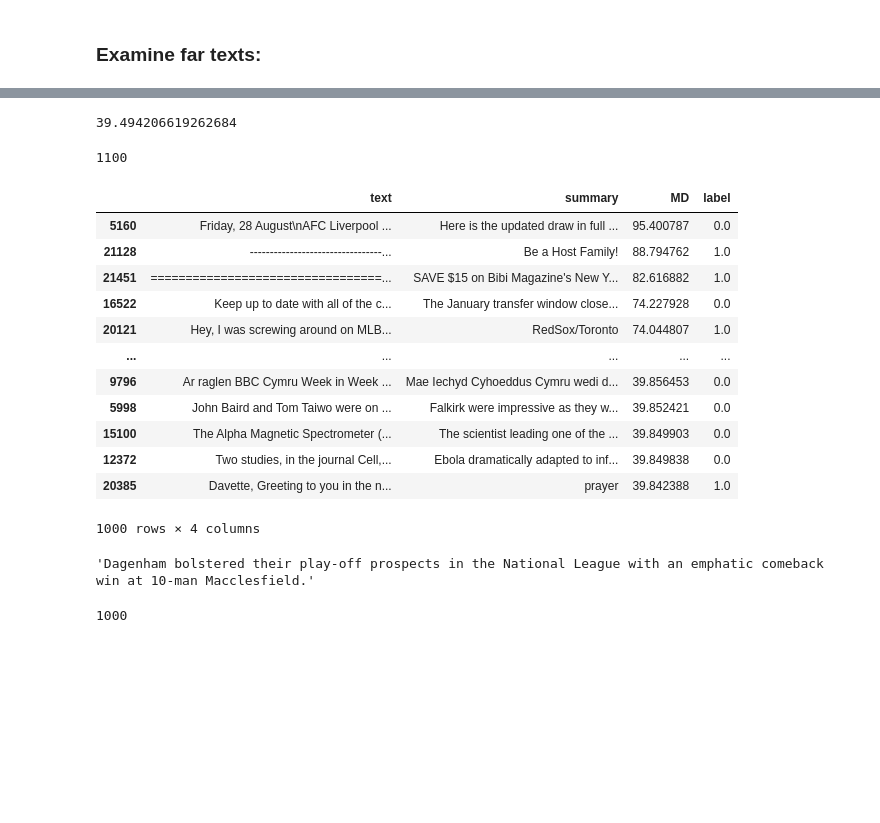
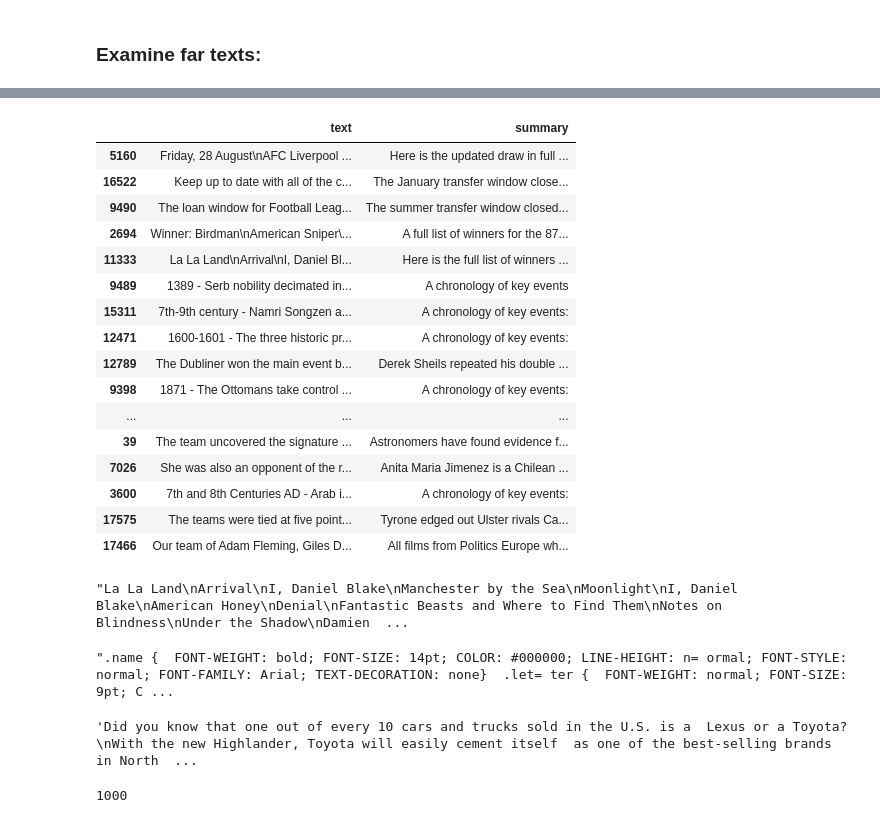
Before and after one commit to vladimirKarlov01/noise-in-abs-sum, a Jupyter notebook: noise-in-abs-sum.ipynb, the cells around one changed output, grey strips where cells are left out. Drawn from its saved outputs; the diff is of its cells as text; code cells hidden in the pictures; blank space fills up the shorter version.

```diff
--- a/noise-in-abs-sum.ipynb
+++ b/noise-in-abs-sum.ipynb
@@ -52,5 +49,5 @@ set_random_seed(SEED)
 # %%
-dataset_name = "noisy_xsum_sample"
+dataset_name = "xsum_sample"
 
 if dataset_name == "aeslc":
     raw_data = load_dataset(dataset_name, cache_dir=CACHE_DIR_PATH)
@@ -58,7 +55,8 @@ if dataset_name == "aeslc":
 elif dataset_name == "xsum":
     raw_data = load_dataset(dataset_name, cache_dir=CACHE_DIR_PATH)
     raw_data = raw_data.rename_column("document", "text")
-elif dataset_name in ["xsum_sample", "noisy_xsum_sample", "noisy_aeslc"]:
+elif dataset_name in ["xsum_sample", "noisy_xsum_sample", "noisy_aeslc"] \
+     or "shuffled" in dataset_name.split('_'):
     raw_data = load_from_disk(f"{CACHE_DIR_PATH}/{dataset_name}.hf")
 else:
     raise NotImplementedError('Unknown dataset')
@@ -490,7 +495,7 @@ plt.show()
 # %% [markdown]
 ### Examine far texts:
 # %%
-df['MD'] = dists
-# df['label'] = torch.cat([torch.zeros(14436), torch.ones(len(df) - 14436)])
-df['label'] = torch.cat([torch.zeros(20000), torch.ones(len(df) - 20000)])
+# df['MD'] = dists
+# # df['label'] = torch.cat([torch.zeros(14436), torch.ones(len(df) - 14436)])
+# df['label'] = torch.cat([torch.zeros(20000), torch.ones(len(df) - 20000)])
 # %%
@@ -525,31 +528,35 @@ tensor([95.4008, 88.7948, 82.6169, 74.2279, 74.0448, 72.4082, 72.0052, 70.8711,
-# %%
-np.quantile(dists, 0.95)
-# %% [output]
-39.494206619262684
-# %%
-round((1 - 0.95)  * len(df))
-# %% [output]
-1100
 # %%
-df.iloc[a]
+df.iloc[a][:50]
 # %% [output]
-|  | text | summary | MD | label |
-| 5160 | Friday, 28 August\nAFC Liverpool ... | Here is the updated draw in full ... | 95.400787 | 0.0 |
-| 21128 | ---------------------------------... | Be a Host Family! | 88.794762 | 1.0 |
-| 21451 | =================================... | SAVE $15 on Bibi Magazine's New Y... | 82.616882 | 1.0 |
-| 16522 | Keep up to date with all of the c... | The January transfer window close... | 74.227928 | 0.0 |
-| 20121 | Hey, I was screwing around on MLB... | RedSox/Toronto | 74.044807 | 1.0 |
-| ... | ... | ... | ... | ... |
-| 9796 | Ar raglen BBC Cymru Week in Week ... | Mae Iechyd Cyhoeddus Cymru wedi d... | 39.856453 | 0.0 |
-| 5998 | John Baird and Tom Taiwo were on ... | Falkirk were impressive as they w... | 39.852421 | 0.0 |
-| 15100 | The Alpha Magnetic Spectrometer (... | The scientist leading one of the ... | 39.849903 | 0.0 |
-| 12372 | Two studies, in the journal Cell,... | Ebola dramatically adapted to inf... | 39.849838 | 0.0 |
-| 20385 | Davette, Greeting to you in the n... | prayer | 39.842388 | 1.0 |
+|  | text | summary |
+| 5160 | Friday, 28 August\nAFC Liverpool ... | Here is the updated draw in full ... |
+| 16522 | Keep up to date with all of the c... | The January transfer window close... |
+| 9490 | The loan window for Football Leag... | The summer transfer window closed... |
+| 2694 | Winner: Birdman\nAmerican Sniper\... | A full list of winners for the 87... |
+| 11333 | La La Land\nArrival\nI, Daniel Bl... | Here is the full list of winners ... |
+| 9489 | 1389 - Serb nobility decimated in... | A chronology of key events |
+| 15311 | 7th-9th century - Namri Songzen a... | A chronology of key events: |
+| 12471 | 1600-1601 - The three historic pr... | A chronology of key events: |
+| 12789 | The Dubliner won the main event b... | Derek Sheils repeated his double ... |
+| 9398 | 1871 - The Ottomans take control ... | A chronology of key events: |
+| ... | ... | ... |
+| 39 | The team uncovered the signature ... | Astronomers have found evidence f... |
+| 7026 | She was also an opponent of the r... | Anita Maria Jimenez is a Chilean ... |
+| 3600 | 7th and 8th Centuries AD - Arab i... | A chronology of key events: |
+| 17575 | The teams were tied at five point... | Tyrone edged out Ulster rivals Ca... |
+| 17466 | Our team of Adam Fleming, Giles D... | All films from Politics Europe wh... |
-1000 rows × 4 columns
 # %%
-df.iloc[12231].text
+df.iloc[11333].text
 # %% [output]
-'Dagenham bolstered their play-off prospects in the National League with an emphatic comeback win at 10-man Macclesfield.'
+"La La Land\nArrival\nI, Daniel Blake\nManchester by the Sea\nMoonlight\nI, Daniel Blake\nAmerican Honey\nDenial\nFantastic Beasts and Where to Find Them\nNotes on Blindness\nUnder the Shadow\nDamien  ...
+# %%
+df.iloc[1151].text
+# %% [output]
+".name {  FONT-WEIGHT: bold; FONT-SIZE: 14pt; COLOR: #000000; LINE-HEIGHT: n= ormal; FONT-STYLE: normal; FONT-FAMILY: Arial; TEXT-DECORATION: none}  .let= ter {  FONT-WEIGHT: normal; FONT-SIZE: 9pt; C ...
+# %%
+df.iloc[7259].text
+# %% [output]
+'Did you know that one out of every 10 cars and trucks sold in the U.S. is a  Lexus or a Toyota?\nWith the new Highlander, Toyota will easily cement itself  as one of the best-selling brands in North  ...
 # %%
 len(df.iloc[a])
 # %% [output]
```
Also changed, not shown: parts of 54 cells of this notebook, 6 other files.
